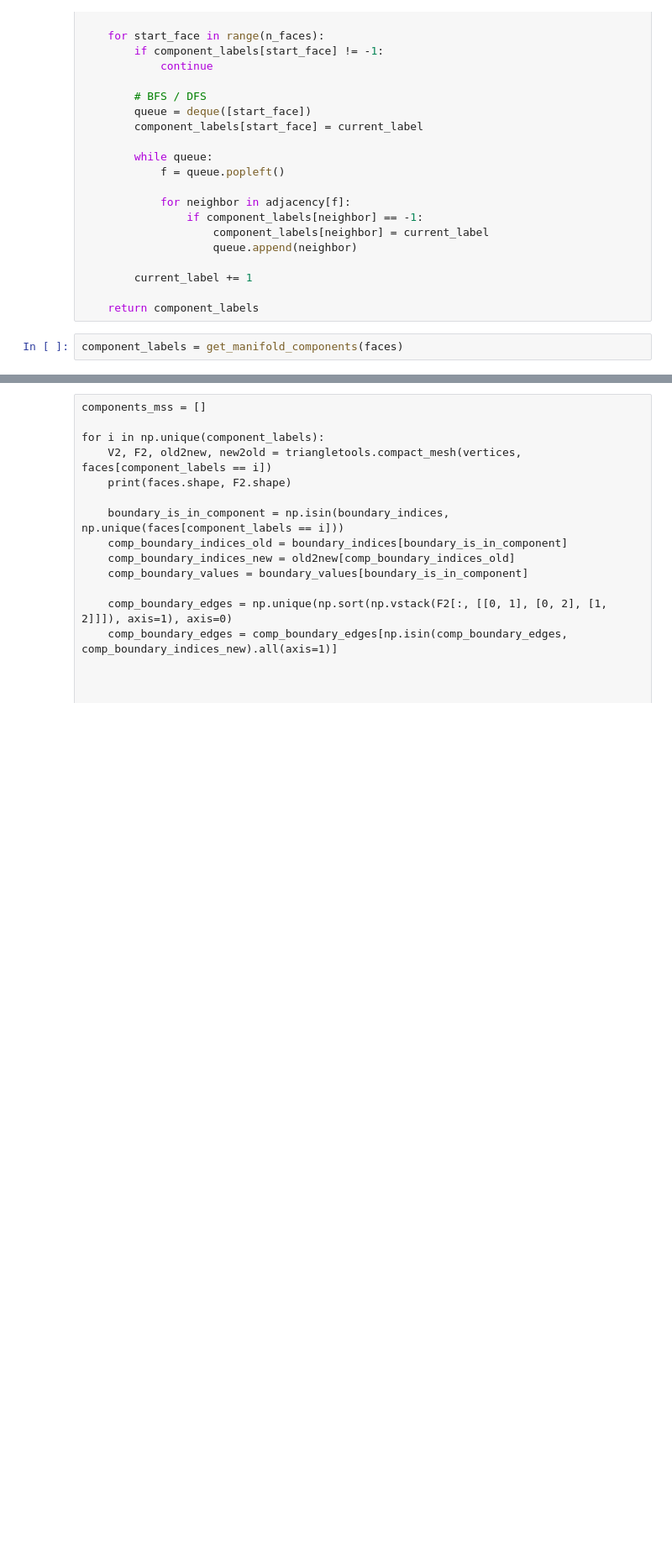
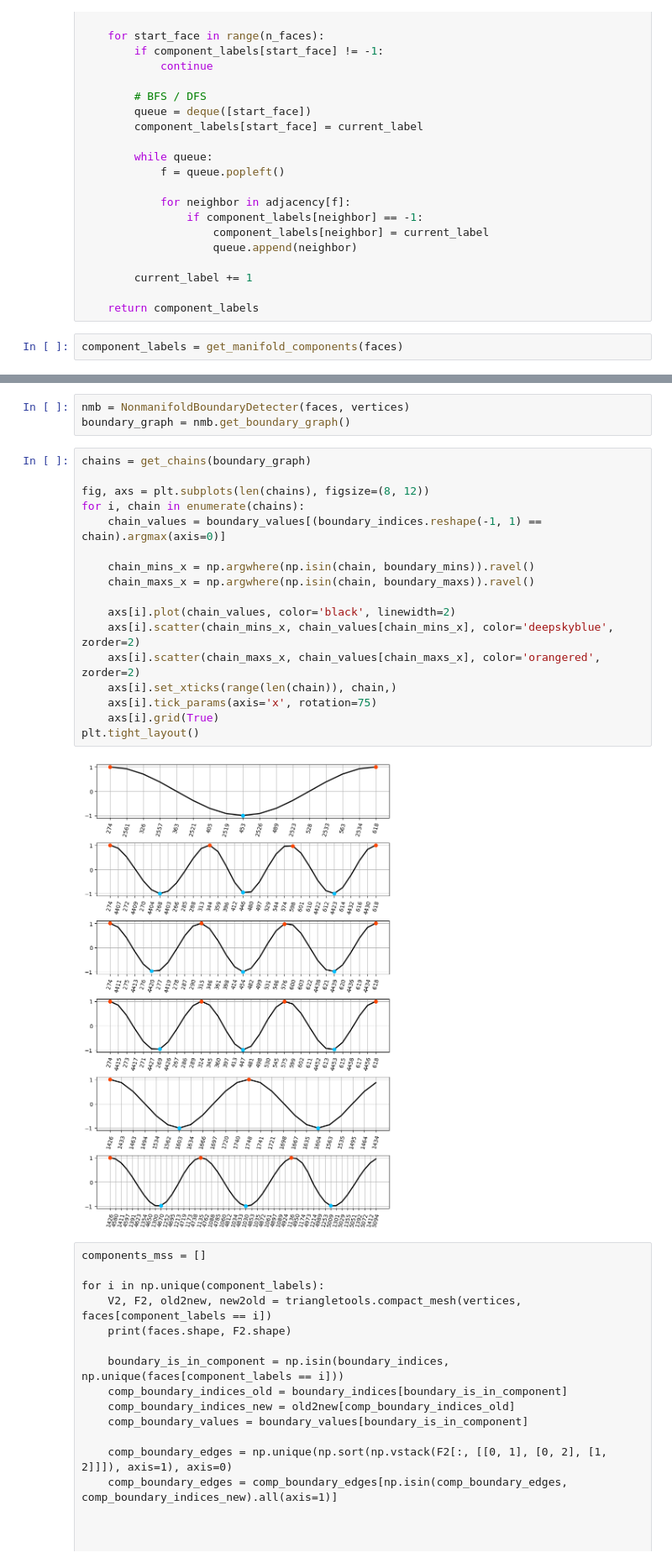
Before and after one commit to zimfv/quadrangulation, a Jupyter notebook: nonmanifold-eigen.ipynb, the cells around one changed output, grey strips where cells are left out. Shown at 84% size. Drawn from its saved outputs; the diff is of its cells as text; blank space fills up the shorter version.

Commit message:
Best integer chain representation

```diff
--- a/nonmanifold-eigen.ipynb
+++ b/nonmanifold-eigen.ipynb
@@ -1380,3 +1407,25 @@ Widget(value='<iframe src="http://localhost:46645/index.html?ui=P_0x71d0a8d512e0
+# %%
+nmb = NonmanifoldBoundaryDetecter(faces, vertices)
+boundary_graph = nmb.get_boundary_graph()
+# %%
+chains = get_chains(boundary_graph)
+
+fig, axs = plt.subplots(len(chains), figsize=(8, 12))
+for i, chain in enumerate(chains):
+    chain_values = boundary_values[(boundary_indices.reshape(-1, 1) == chain).argmax(axis=0)]
+
+    chain_mins_x = np.argwhere(np.isin(chain, boundary_mins)).ravel()
+    chain_maxs_x = np.argwhere(np.isin(chain, boundary_maxs)).ravel()
+
+    axs[i].plot(chain_values, color='black', linewidth=2)
+    axs[i].scatter(chain_mins_x, chain_values[chain_mins_x], color='deepskyblue', zorder=2)
+    axs[i].scatter(chain_maxs_x, chain_values[chain_maxs_x], color='orangered', zorder=2)
+    axs[i].set_xticks(range(len(chain)), chain,)
+    axs[i].tick_params(axis='x', rotation=75)
+    axs[i].grid(True)
+plt.tight_layout()
+# %% [output]
+[figure, added]
 # %% [raw]
 components_mss = []
 
```
Also changed, not shown: parts of 42 cells of this notebook, 1 other file.
